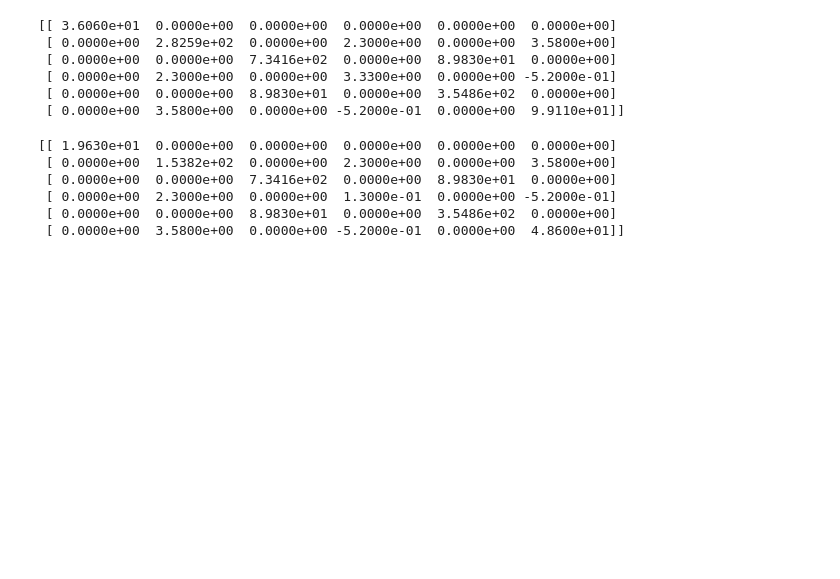
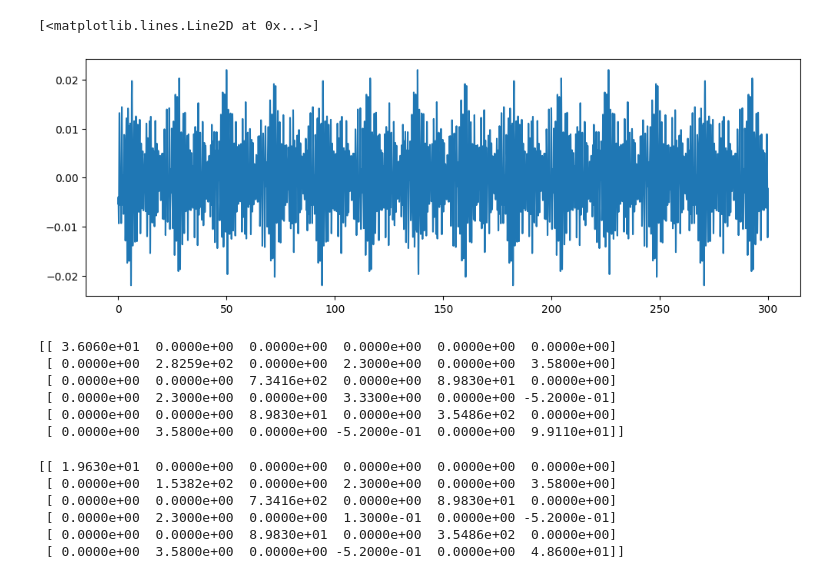
Before and after one commit to janerikhy/Wave-Model, a Jupyter notebook: notebooks/csad_6dof_model.ipynb, the cells around one changed output. Cells and saved outputs as stored; diff of their text form; code cells hidden in the pictures; blank space fills up the shorter version.

```diff
--- a/notebooks/csad_6dof_model.ipynb
+++ b/notebooks/csad_6dof_model.ipynb
@@ -84,3 +155,8 @@ print(np.round(vessel._G, 2))
+# %%
+plt.plot(t, np.sum(wave_amp*np.sin(wave_freqs*t[:, None] + phases), axis=1))
+# %% [output]
+[<matplotlib.lines.Line2D at 0x...>]
+[figure, added]
 # %%
 print(np.round(vessel._D, 2))
 # %% [output]
```
Also changed, not shown: parts of 11 cells of this notebook.
